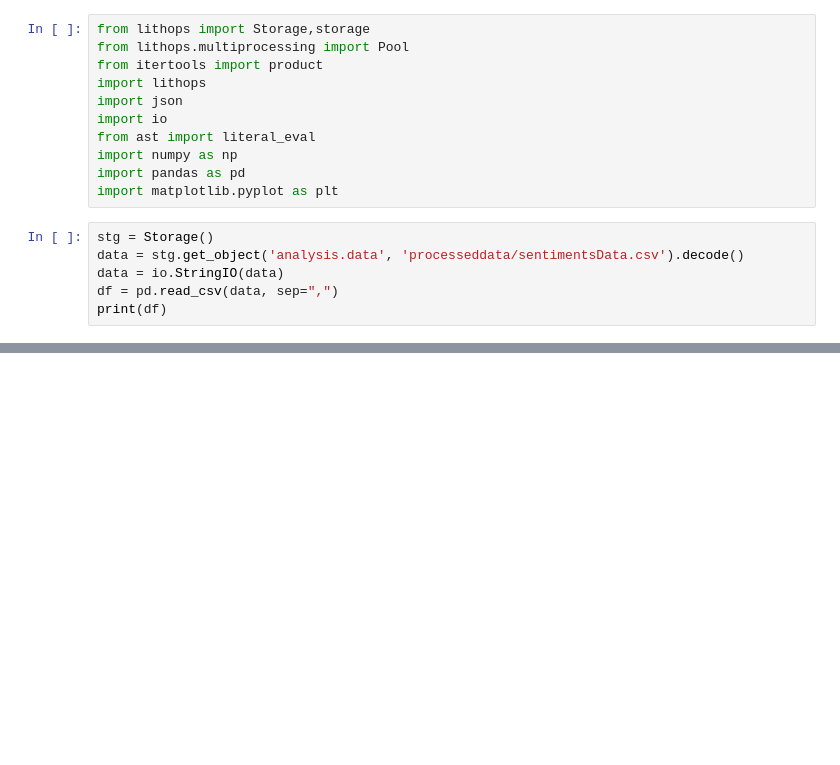
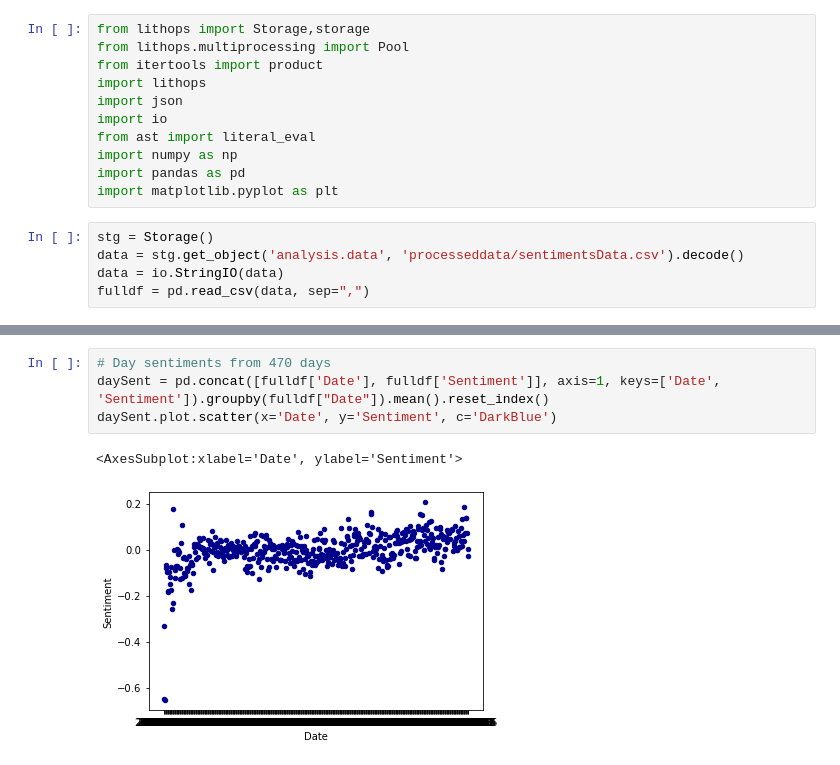
Before and after one commit to Buzzerage/SD_BigDataChallenge, a Jupyter notebook: notebook/queries.ipynb, the cells around one changed output, grey strips where cells are left out. Saved outputs shown, nothing was run; the diff lists cells and outputs as text; blank space fills up the shorter version.

Commit message:
Plots and data analysis

```diff
--- a/notebook/queries.ipynb
+++ b/notebook/queries.ipynb
@@ -13,5 +13,4 @@ import matplotlib.pyplot as plt
 stg = Storage()
 data = stg.get_object('analysis.data', 'processeddata/sentimentsData.csv').decode()
 data = io.StringIO(data)
-df = pd.read_csv(data, sep=",")
-print(df)
+fulldf = pd.read_csv(data, sep=",")
@@ -275,0 +17,7 @@ except Exception as error:
+# %%
+# Day sentiments from 470 days
+daySent = pd.concat([fulldf['Date'], fulldf['Sentiment']], axis=1, keys=['Date', 'Sentiment']).groupby(fulldf["Date"]).mean().reset_index()
+daySent.plot.scatter(x='Date', y='Sentiment', c='DarkBlue')
+# %% [output]
+<AxesSubplot:xlabel='Date', ylabel='Sentiment'>
+[figure, added]
```
Also changed, not shown: parts of 18 cells of this notebook.
